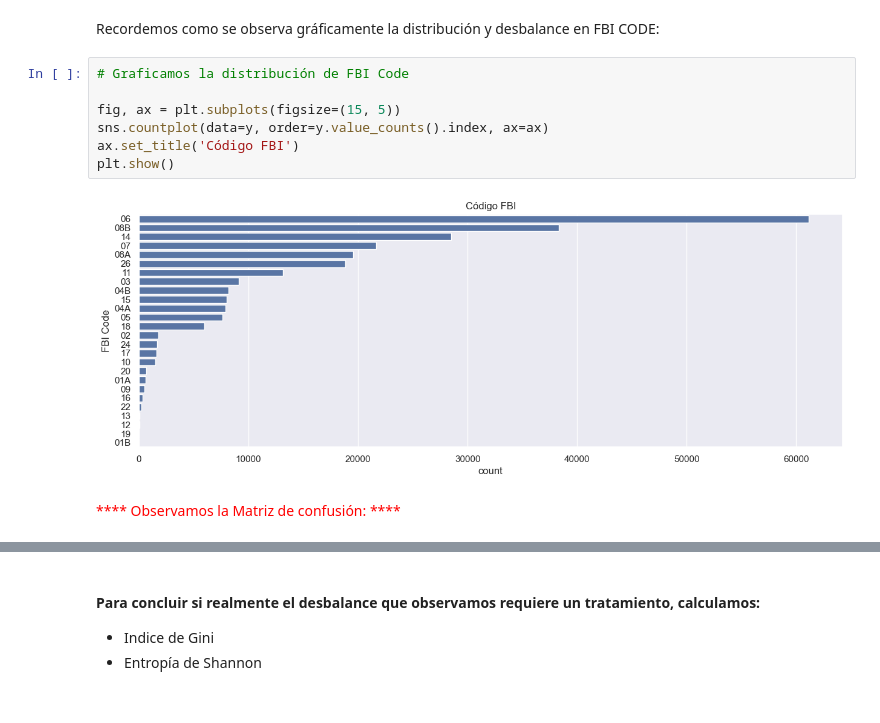
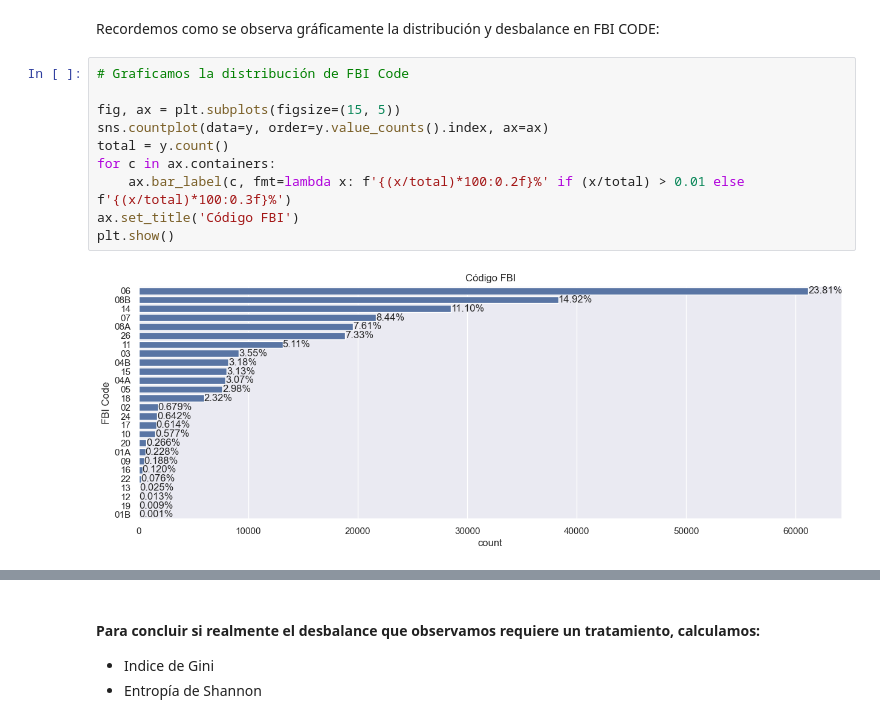
Before and after one commit to gjmv/CEIA_2025_B2_AdD_TP, a Jupyter notebook: TP_parte2.ipynb, the cells around one changed output, grey strips where cells are left out. Cells and saved outputs as stored; diff of their text form.

```diff
--- a/TP_parte2.ipynb
+++ b/TP_parte2.ipynb
@@ -81,11 +81,12 @@ Recordemos como se observa gráficamente la distribución y desbalance en FBI CO
 # %%
 # Graficamos la distribución de FBI Code
 
 fig, ax = plt.subplots(figsize=(15, 5))
 sns.countplot(data=y, order=y.value_counts().index, ax=ax)
+total = y.count()
+for c in ax.containers:
+    ax.bar_label(c, fmt=lambda x: f'{(x/total)*100:0.2f}%' if (x/total) > 0.01 else f'{(x/total)*100:0.3f}%')
 ax.set_title('Código FBI')
 plt.show()
 # %% [output]
-[figure, old version]
+[figure, new version]
-# %% [markdown]
-<span style="color:red"> **** Observamos la Matriz de confusión: ****</span>
```
Also changed, not shown: parts of 16 cells of this notebook.
